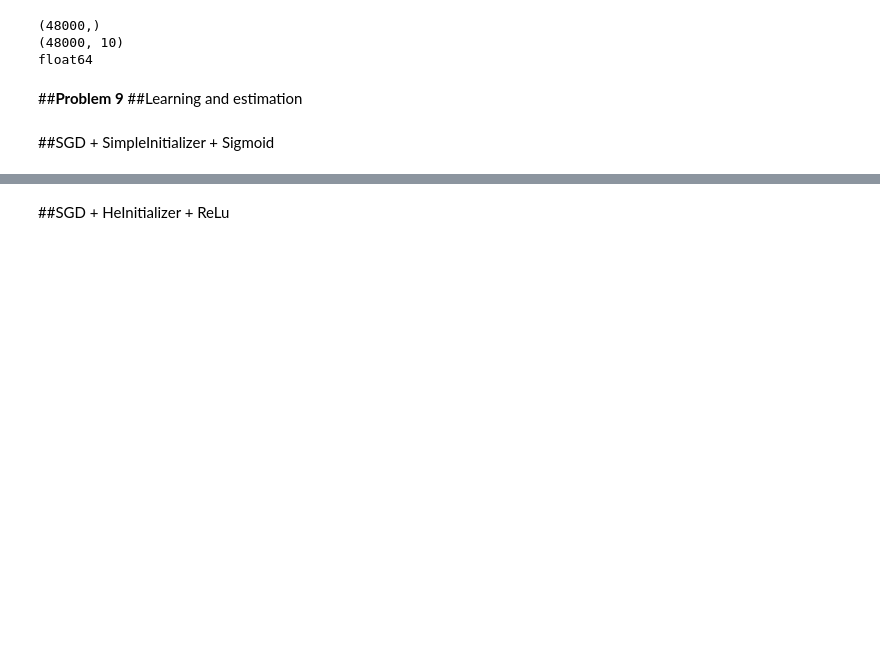
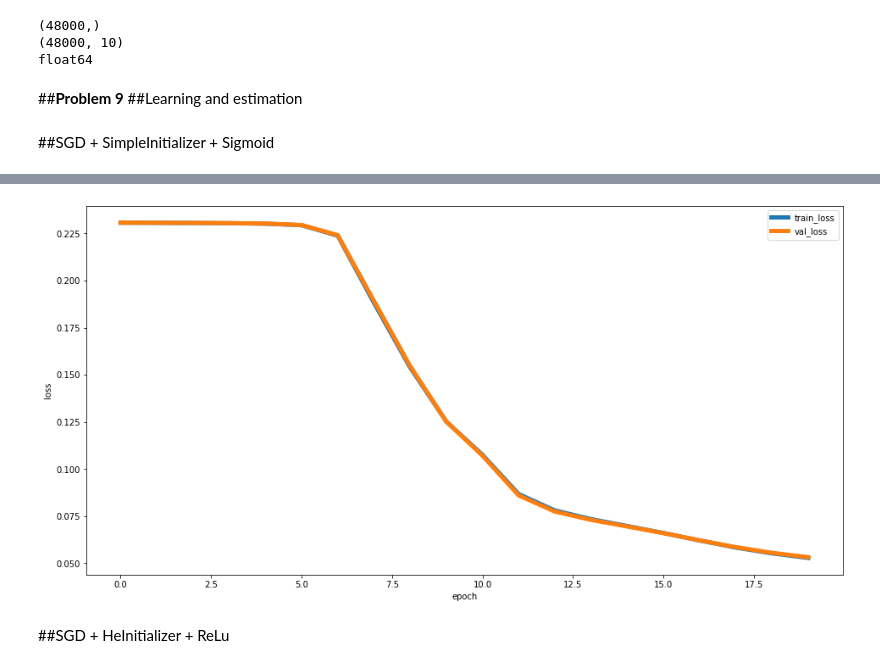
Before and after one commit to nguyenhuy1209/diveintocode-ml, a Jupyter notebook: week4/sprint10.ipynb, the cells around one changed output, grey strips where cells are left out. Saved outputs shown, nothing was run; the diff lists cells and outputs as text; code cells hidden in the pictures; blank space fills up the shorter version.

Commit message:
Added plot to sprint 10

```diff
--- a/week4/sprint10.ipynb
+++ b/week4/sprint10.ipynb
@@ -300,6 +306,19 @@ float64
 from sklearn.metrics import accuracy_score
 y_val = enc.inverse_transform(y_val_one_hot)
 y_val = y_val.ravel()
+# %%
+import matplotlib.pyplot as plt
+%matplotlib inline
+
+def plot_learning_curve(train_loss, val_loss=None):
+    plt.figure(figsize=(16, 8))
+    plt.plot(train_loss, label="train_loss", linewidth=5)
+    if val_loss is not None:
+        plt.plot(val_loss, label="val_loss", linewidth=5)
+    plt.xlabel("epoch")
+    plt.ylabel("loss")
+    plt.legend()
+    plt.show()
 # %% [markdown]
 ##SGD + SimpleInitializer + Sigmoid
 # %%
@@ -372,3 +391,7 @@ accuracy_score(y_pred, y_val)
+# %%
+plot_learning_curve(scratch_model_1.train_loss, scratch_model_1.val_loss)
+# %% [output]
+[figure, added]
 # %% [markdown]
 ##SGD + HeInitializer + ReLu
 # %%
```
Also changed, not shown: parts of 13 cells of this notebook.
